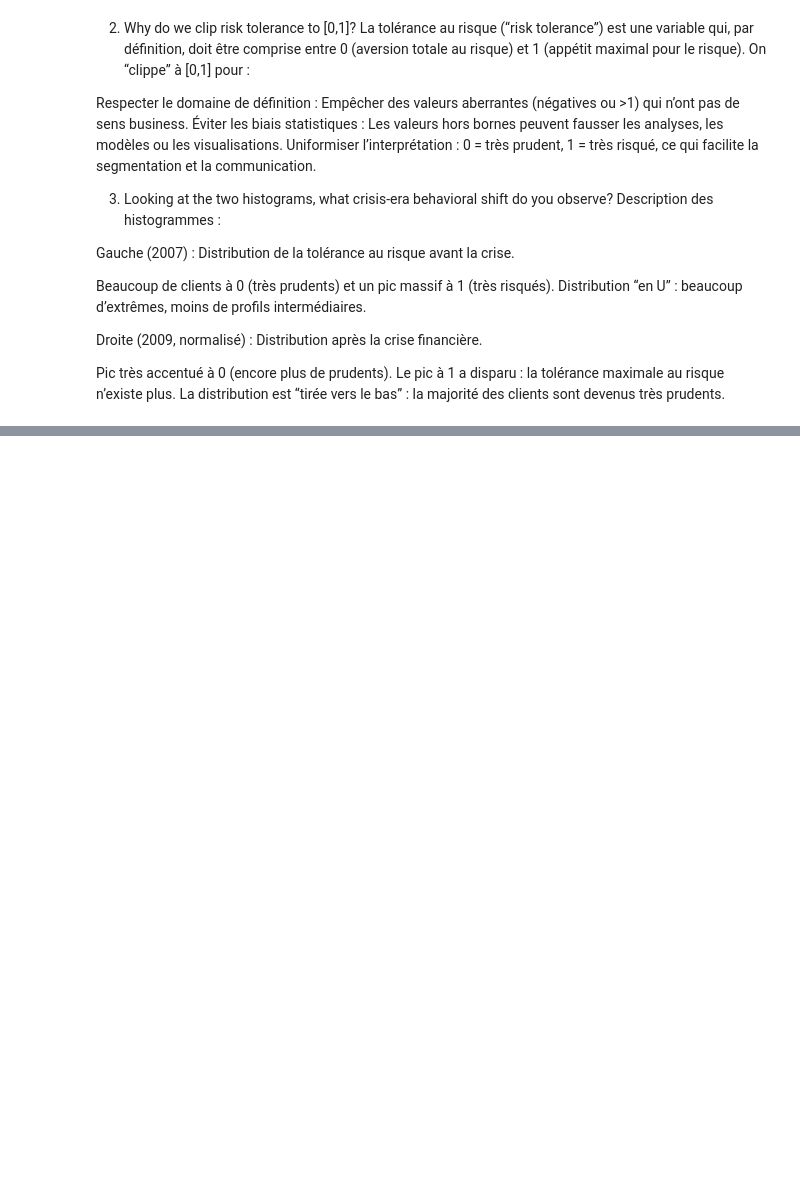
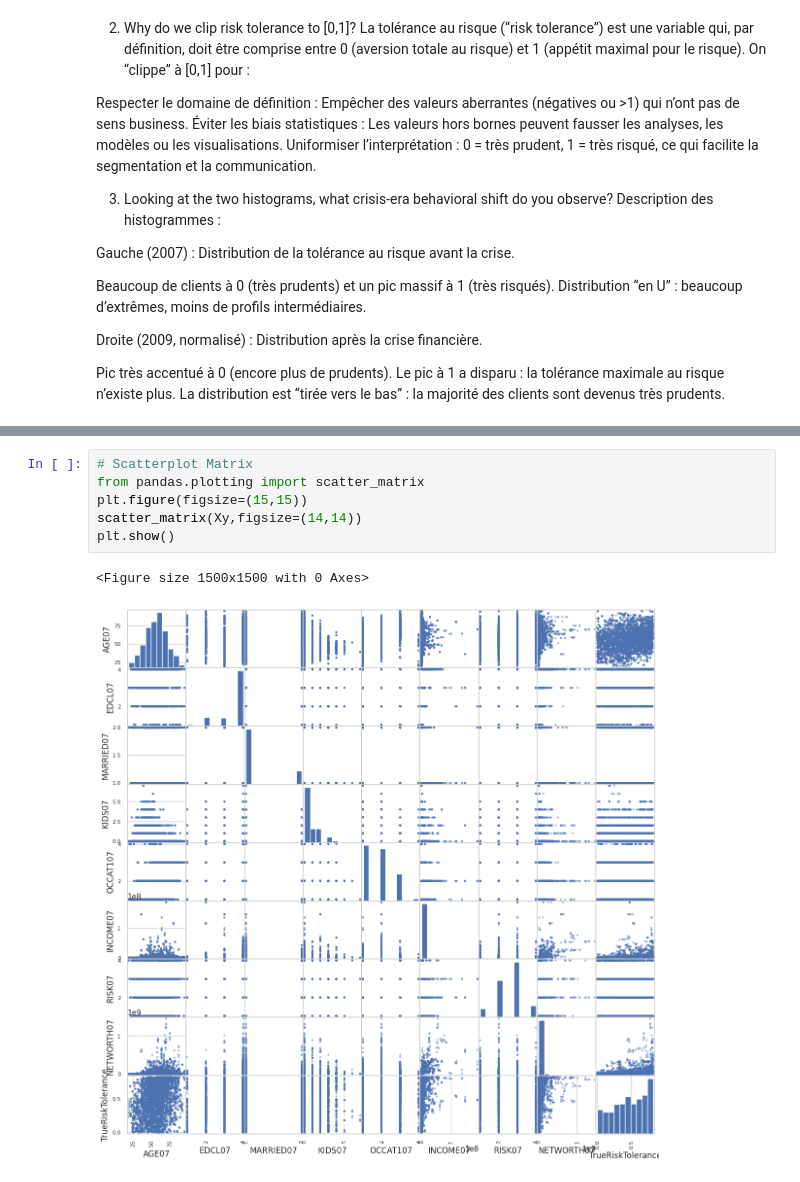
Before and after one commit to Youssef889977/ml-advanced-tp1, a Jupyter notebook: tp2.ipynb, the cells around one changed output, grey strips where cells are left out. Cells and saved outputs as stored; diff of their text form; blank space fills up the shorter version.

```diff
--- a/tp2.ipynb
+++ b/tp2.ipynb
@@ -504,0 +170,9 @@ SyntaxError: invalid syntax (ipython-input-3582120581.py, line 1)
+# %%
+# Scatterplot Matrix
+from pandas.plotting import scatter_matrix
+plt.figure(figsize=(15,15))
+scatter_matrix(Xy,figsize=(14,14))
+plt.show()
+# %% [output]
+<Figure size 1500x1500 with 0 Axes>
+[figure, added]
```
Also changed, not shown: parts of 26 cells of this notebook.
